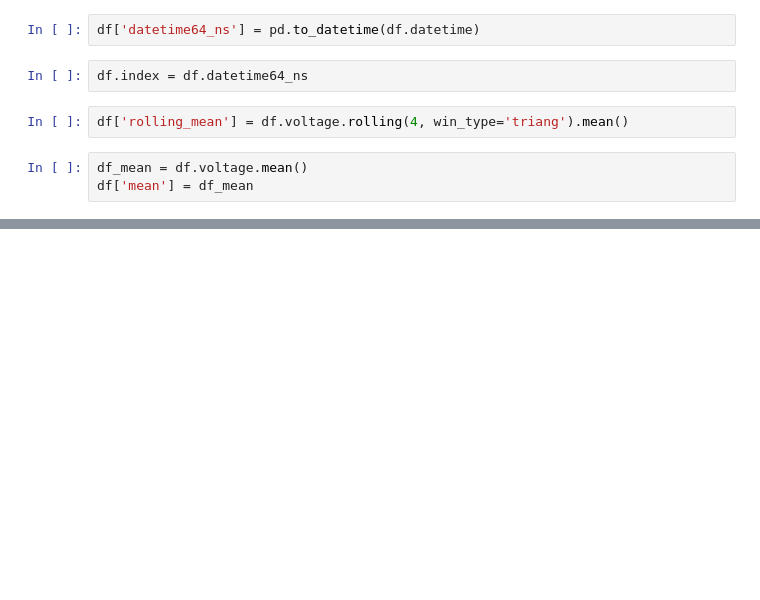
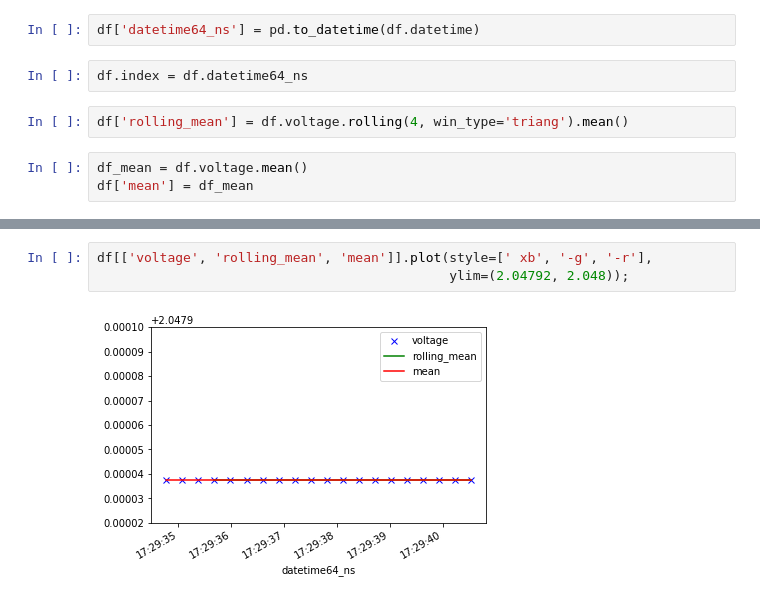
Before and after one commit to crdietrich/meerkat, a Jupyter notebook: examples/ads_example.ipynb, the cells around one changed output, grey strips where cells are left out. Saved outputs shown, nothing was run; the diff lists cells and outputs as text; blank space fills up the shorter version.

```diff
--- a/examples/ads_example.ipynb
+++ b/examples/ads_example.ipynb
@@ -109,3 +112,8 @@ df[['voltage', 'rolling_mean', 'mean']].plot(style=[' xb', '-g', '-r']);
+# %%
+df[['voltage', 'rolling_mean', 'mean']].plot(style=[' xb', '-g', '-r'],
+                                             ylim=(2.04792, 2.048));
+# %% [output]
+[figure, added]
 # %%
 print('Mean:', df_mean, 'Volts DC')
 print('Standard Deviation:', df.voltage.std())
```
Also changed, not shown: parts of 9 cells of this notebook.
